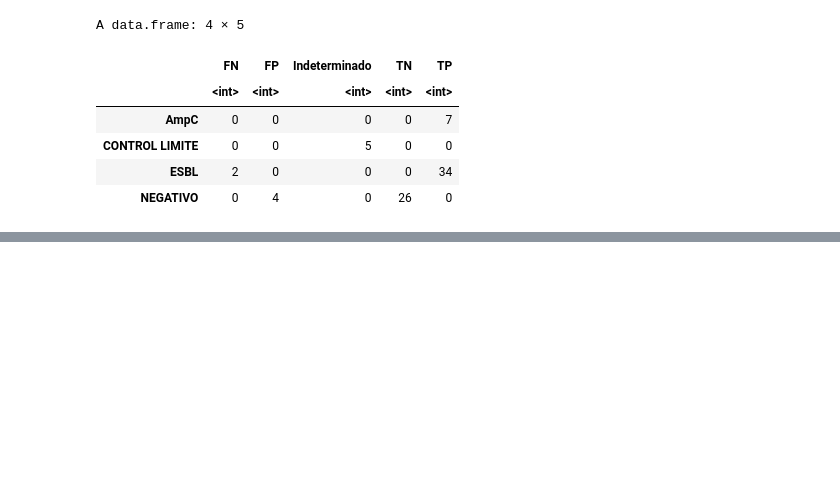
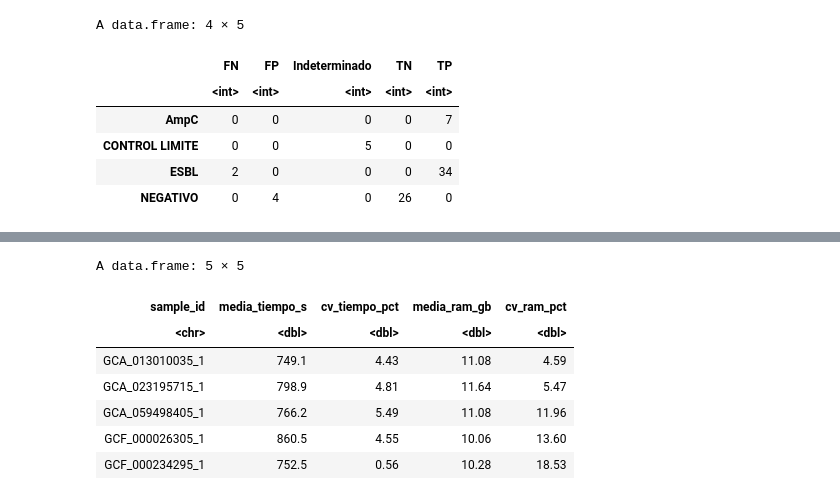
Before and after one commit to angeldmar/Pipeline-Resistencia-Cefalosporinas, a Jupyter notebook: validacion_estadistica/notebooks/validacion_estadistica.ipynb, the cells around one changed output, grey strips where cells are left out. Drawn from its saved outputs; the diff is of its cells as text; code cells hidden in the pictures; blank space fills up the shorter version.

```diff
--- a/validacion_estadistica/notebooks/validacion_estadistica.ipynb
+++ b/validacion_estadistica/notebooks/validacion_estadistica.ipynb
@@ -282,0 +287,28 @@ A data.frame: 4 × 5
+# %%
+reproducibility_runs <- read_tsv(file.path(base_dir, "resultados/tables/reproducibility_runs.tsv"), show_col_types = FALSE)
+
+coefficient_of_variation <- function(x) 100 * sd(x) / mean(x)
+
+cv_by_sample <- aggregate(
+  cbind(elapsed_seconds, max_ram_gb) ~ sample_id,
+  data = reproducibility_runs,
+  FUN = function(x) c(mean = mean(x), cv = coefficient_of_variation(x))
+)
+cv_table <- data.frame(
+  sample_id = cv_by_sample$sample_id,
+  media_tiempo_s = round(cv_by_sample$elapsed_seconds[, "mean"], 1),
+  cv_tiempo_pct = round(cv_by_sample$elapsed_seconds[, "cv"], 2),
+  media_ram_gb = round(cv_by_sample$max_ram_gb[, "mean"], 2),
+  cv_ram_pct = round(cv_by_sample$max_ram_gb[, "cv"], 2)
+)
+write_csv(cv_table, file.path(stats_dir, "cv_reproducibilidad.csv"))
+cv_table
+# %% [output]
+A data.frame: 5 × 5
+| sample_id | media_tiempo_s | cv_tiempo_pct | media_ram_gb | cv_ram_pct |
+| <chr> | <dbl> | <dbl> | <dbl> | <dbl> |
+| GCA_013010035_1 | 749.1 | 4.43 | 11.08 | 4.59 |
+| GCA_023195715_1 | 798.9 | 4.81 | 11.64 | 5.47 |
+| GCA_059498405_1 | 766.2 | 5.49 | 11.08 | 11.96 |
+| GCF_000026305_1 | 860.5 | 4.55 | 10.06 | 13.60 |
+| GCF_000234295_1 | 752.5 | 0.56 | 10.28 | 18.53 |
```
Also changed, not shown: parts of 3 cells of this notebook, 3 other files.
